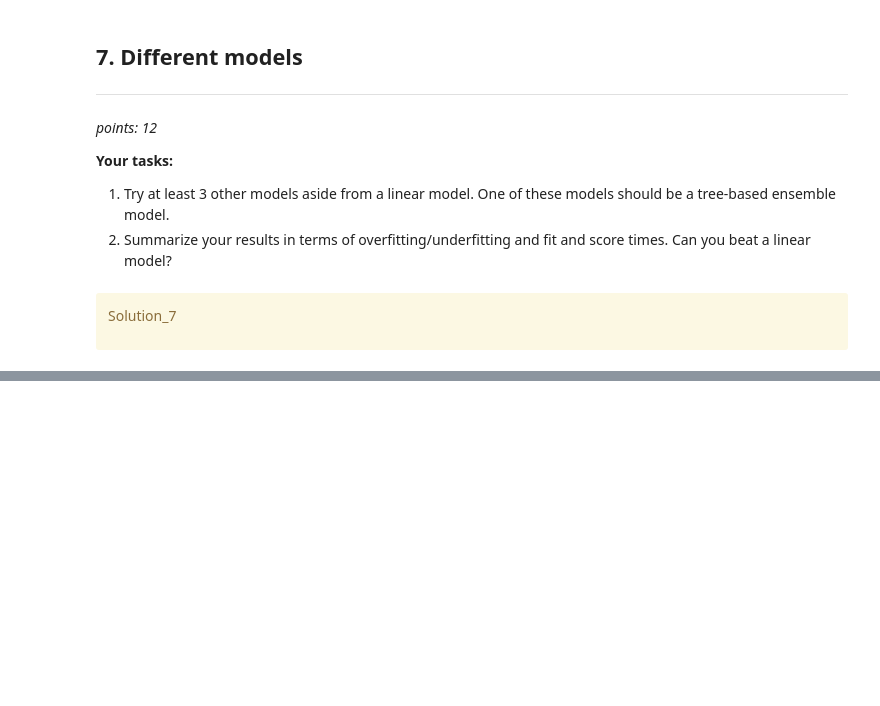
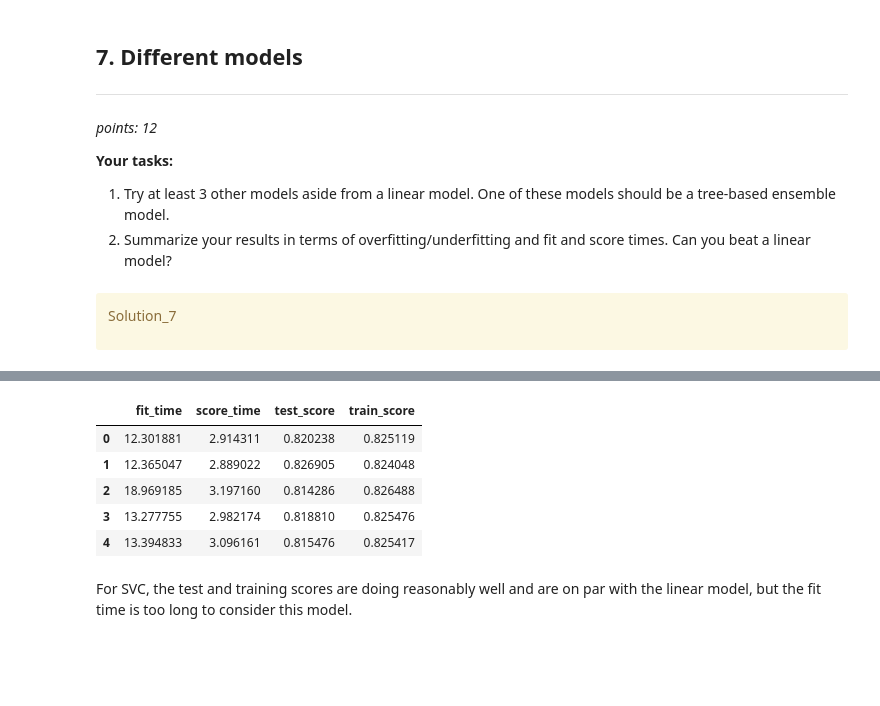
Before and after one commit to olichengus/CPSC330HW, a Jupyter notebook: hw5/hw5.ipynb, the cells around one changed output, grey strips where cells are left out. Cells and saved outputs as stored; diff of their text form; code cells hidden in the pictures; blank space fills up the shorter version.

```diff
--- a/hw5/hw5.ipynb
+++ b/hw5/hw5.ipynb
@@ -453,3 +527,18 @@ _Type your answer here, replacing this text._
+# %%
+# SVC
+from sklearn.svm import SVC
+svm_pipeline = make_pipeline(preprocessor,SVC())
+cv_scores = cross_validate(svm_pipeline,X_train,y_train,return_train_score=True)
+pd.DataFrame(cv_scores)
+# %% [output]
+|  | fit_time | score_time | test_score | train_score |
+| 0 | 12.301881 | 2.914311 | 0.820238 | 0.825119 |
+| 1 | 12.365047 | 2.889022 | 0.826905 | 0.824048 |
+| 2 | 18.969185 | 3.197160 | 0.814286 | 0.826488 |
+| 3 | 13.277755 | 2.982174 | 0.818810 | 0.825476 |
+| 4 | 13.394833 | 3.096161 | 0.815476 | 0.825417 |
+# %% [markdown]
+For SVC, the test and training scores are doing reasonably well and are on par with the linear model, but the fit time is too long to consider this model.
 # %% [markdown]
 <!-- END QUESTION -->
 
```
Also changed, not shown: parts of 15 cells of this notebook, 1 other file.
